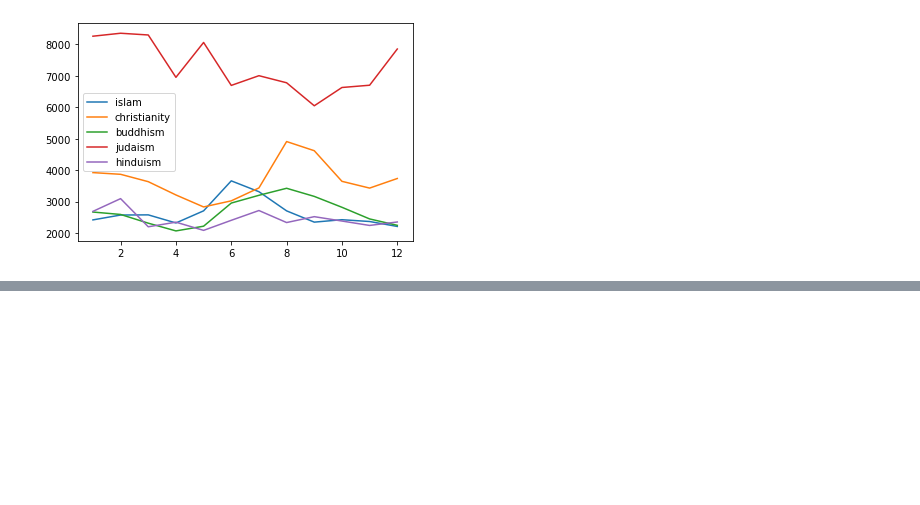
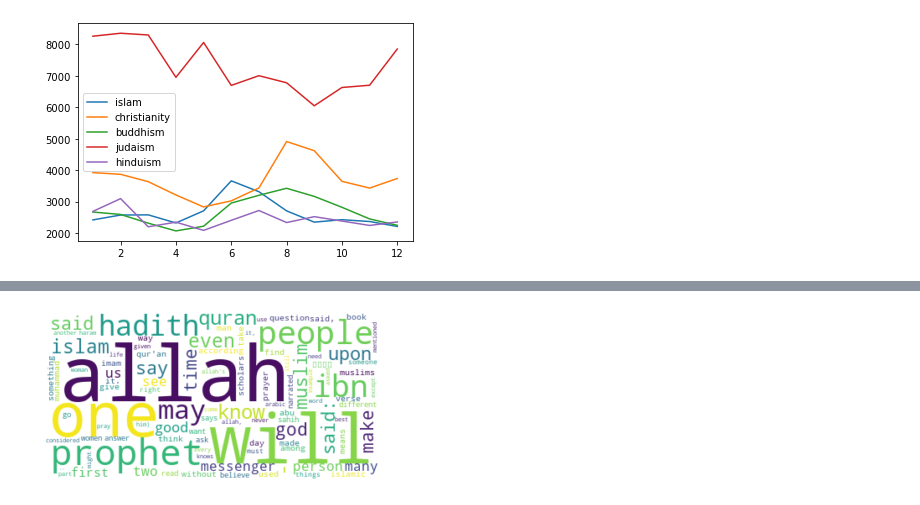
Before and after one commit to MiNI-R-Python-2021/stackexchange-assignment, a Jupyter notebook: Ryll_298902_Salwowski_298904_Slimak_[......].ipynb, the cells around one changed output, grey strips where cells are left out. Cells and saved outputs as stored; diff of their text form; code cells hidden in the pictures; blank space fills up the shorter version.

```diff
--- a/Ryll_298902_Salwowski_298904_Slimak_[......].ipynb
+++ b/Ryll_298902_Salwowski_298904_Slimak_[......].ipynb
@@ -160,0 +235,6 @@ plt.show()
+# %%
+islamPostsPath = os.getcwd() + '\\' + 'data' + '\\' + 'islam' + '\\' + 'Posts.XML'
+islam200Words = find_200_most_frequent_words_in_posts(islamPostsPath)
+show_most_frequent_words_graph(islam200Words)
+# %% [output]
+[figure, added]
```
Also changed, not shown: parts of 11 cells of this notebook, 1 other file.
